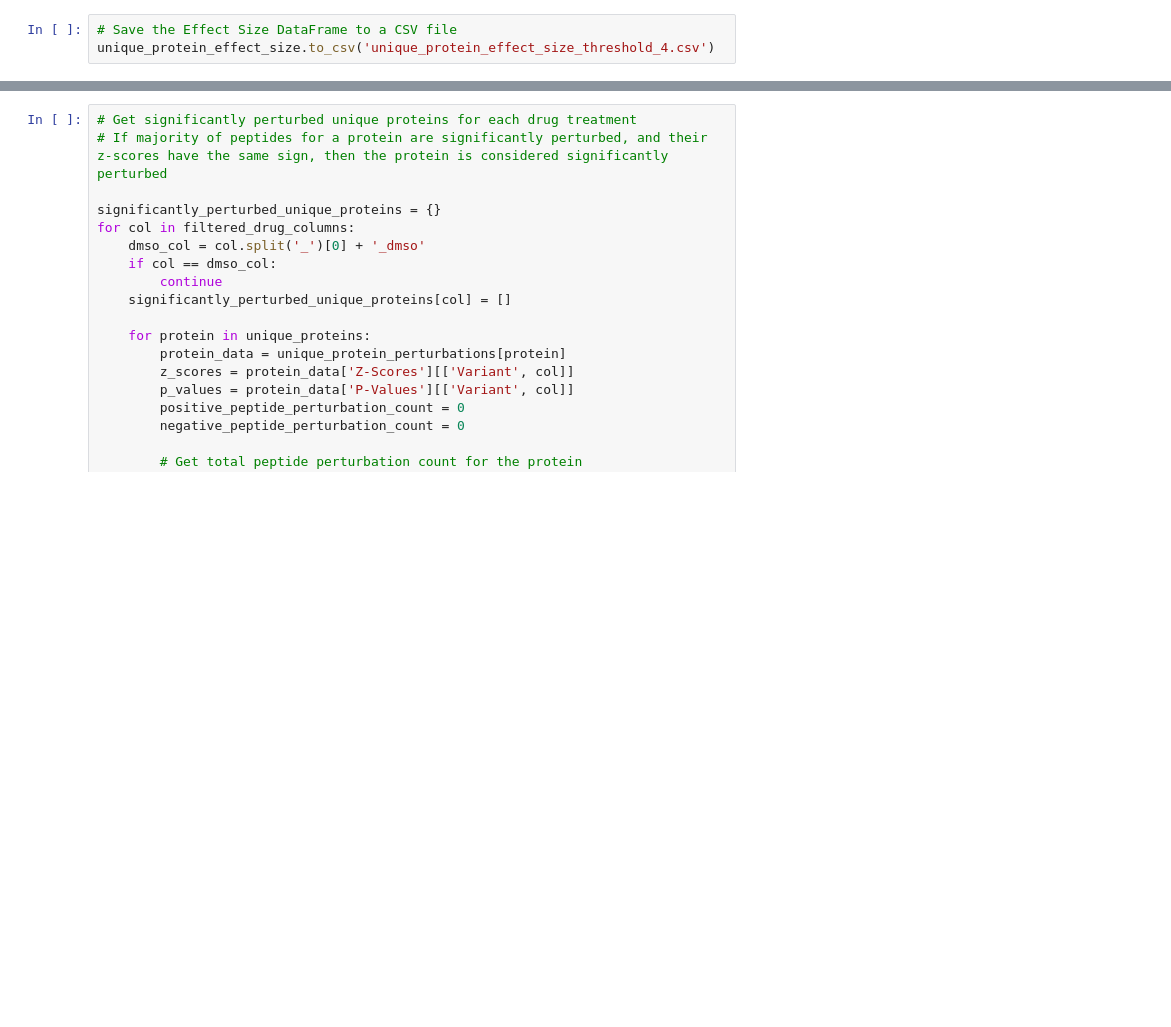
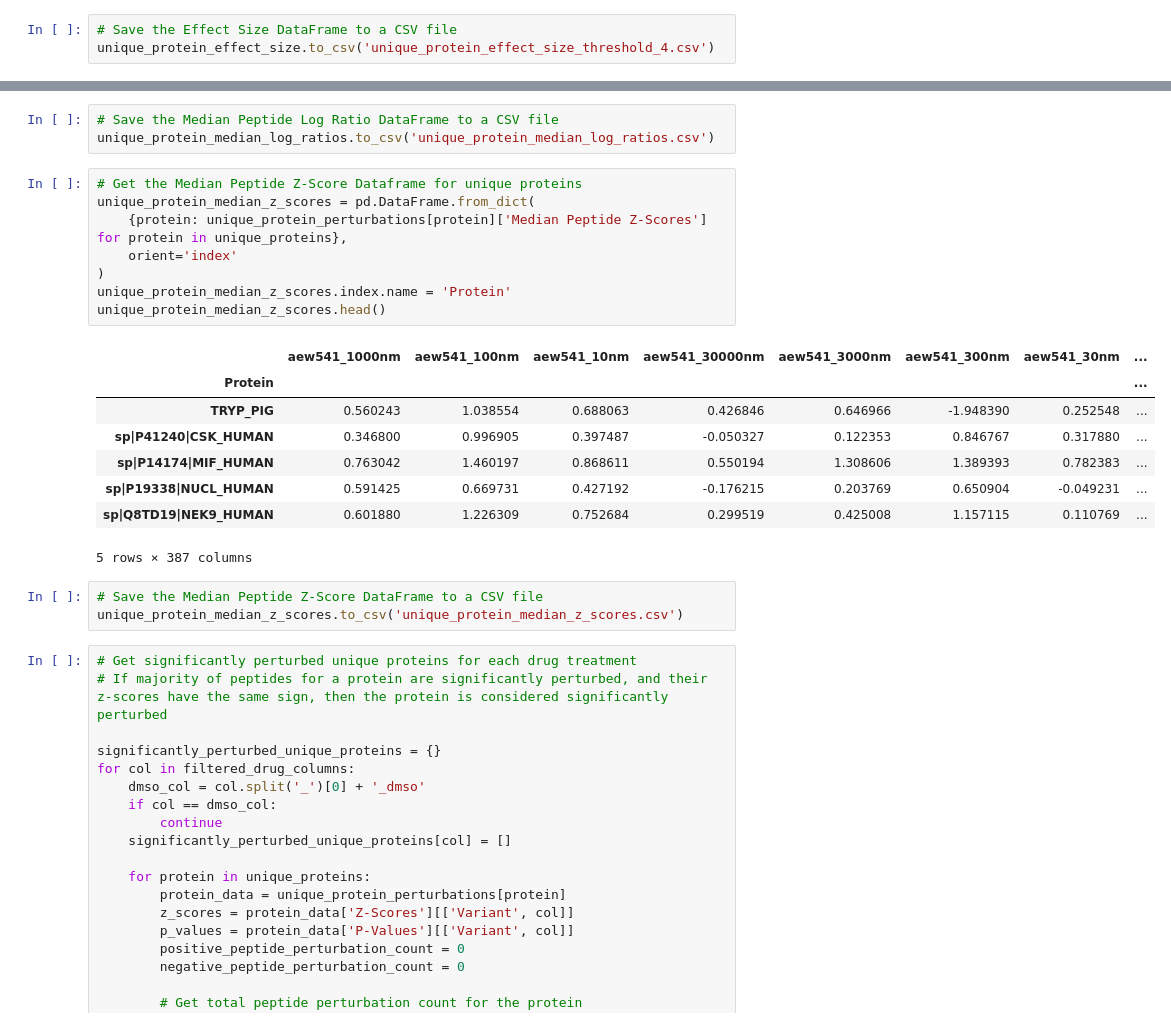
Before and after one commit to Ayushmaniar/Big-Data-Science-Drug-Protein-Interactions, a Jupyter notebook: Statistical_Analysis.ipynb, the cells around one changed output, grey strips where cells are left out. Drawn from its saved outputs; the diff is of its cells as text; blank space fills up the shorter version.

```diff
--- a/Statistical_Analysis.ipynb
+++ b/Statistical_Analysis.ipynb
@@ -420,3 +453,26 @@ unique_protein_effect_size.to_csv('unique_protein_effect_size_threshold_4.csv')
+# %%
+# Save the Median Peptide Log Ratio DataFrame to a CSV file
+unique_protein_median_log_ratios.to_csv('unique_protein_median_log_ratios.csv')
+# %%
+# Get the Median Peptide Z-Score Dataframe for unique proteins
+unique_protein_median_z_scores = pd.DataFrame.from_dict(
+    {protein: unique_protein_perturbations[protein]['Median Peptide Z-Scores'] for protein in unique_proteins},
+    orient='index'
+)
+unique_protein_median_z_scores.index.name = 'Protein'
+unique_protein_median_z_scores.head()
+# %% [output]
+|  | aew541_1000nm | aew541_100nm | aew541_10nm | aew541_30000nm | aew541_3000nm | aew541_300nm | aew541_30nm | ... |
+| Protein |  |  |  |  |  |  |  | ... |
+| TRYP_PIG | 0.560243 | 1.038554 | 0.688063 | 0.426846 | 0.646966 | -1.948390 | 0.252548 | ... |
+| sp|P41240|CSK_HUMAN | 0.346800 | 0.996905 | 0.397487 | -0.050327 | 0.122353 | 0.846767 | 0.317880 | ... |
+| sp|P14174|MIF_HUMAN | 0.763042 | 1.460197 | 0.868611 | 0.550194 | 1.308606 | 1.389393 | 0.782383 | ... |
+| sp|P19338|NUCL_HUMAN | 0.591425 | 0.669731 | 0.427192 | -0.176215 | 0.203769 | 0.650904 | -0.049231 | ... |
+| sp|Q8TD19|NEK9_HUMAN | 0.601880 | 1.226309 | 0.752684 | 0.299519 | 0.425008 | 1.157115 | 0.110769 | ... |
+5 rows × 387 columns
+# %%
+# Save the Median Peptide Z-Score DataFrame to a CSV file
+unique_protein_median_z_scores.to_csv('unique_protein_median_z_scores.csv')
 # %%
 # Get significantly perturbed unique proteins for each drug treatment
 # If majority of peptides for a protein are significantly perturbed, and their z-scores have the same sign, then the protein is considered significantly perturbed
```
Also changed, not shown: parts of 9 cells of this notebook, 6 other files.
